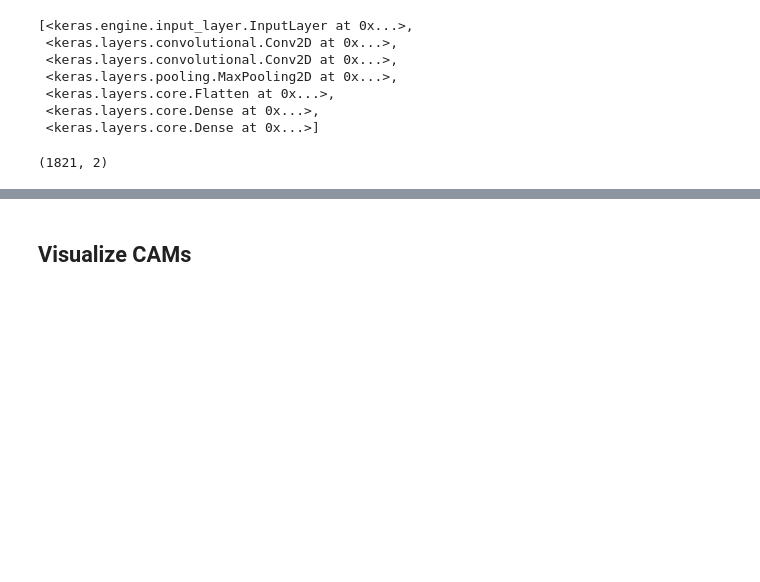
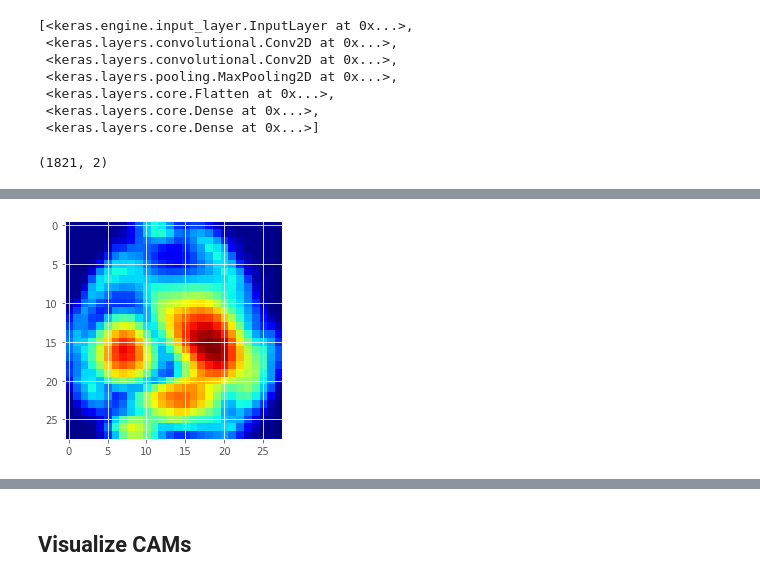
Before and after one commit to pdpino/EEG-Classification, a Jupyter notebook: Train.ipynb, the cells around one changed output, grey strips where cells are left out. Drawn from its saved outputs; the diff is of its cells as text; code cells hidden in the pictures; blank space fills up the shorter version.

Commit message:
Removed GlobalPooling model, added grad-cam method

```diff
--- a/Train.ipynb
+++ b/Train.ipynb
@@ -259,0 +191,3 @@ cam_model_static.compile(loss='categorical_crossentropy', optimizer=opt, metrics
+# %%
+# load model
+model = load_model('models/model_2.h5')
@@ -259,0 +257,7 @@ cam_model_static.compile(loss='categorical_crossentropy', optimizer=opt, metrics
+# %%
+cam_n, heatmap_n = naive_cam(model, X[0], 0, 'conv2d_2')
+# %%
+plt.imshow(heatmap_n, cmap='jet')
+plt.show()
+# %% [output]
+[figure, added]
```
Also changed, not shown: parts of 27 cells of this notebook, 1 other file.
